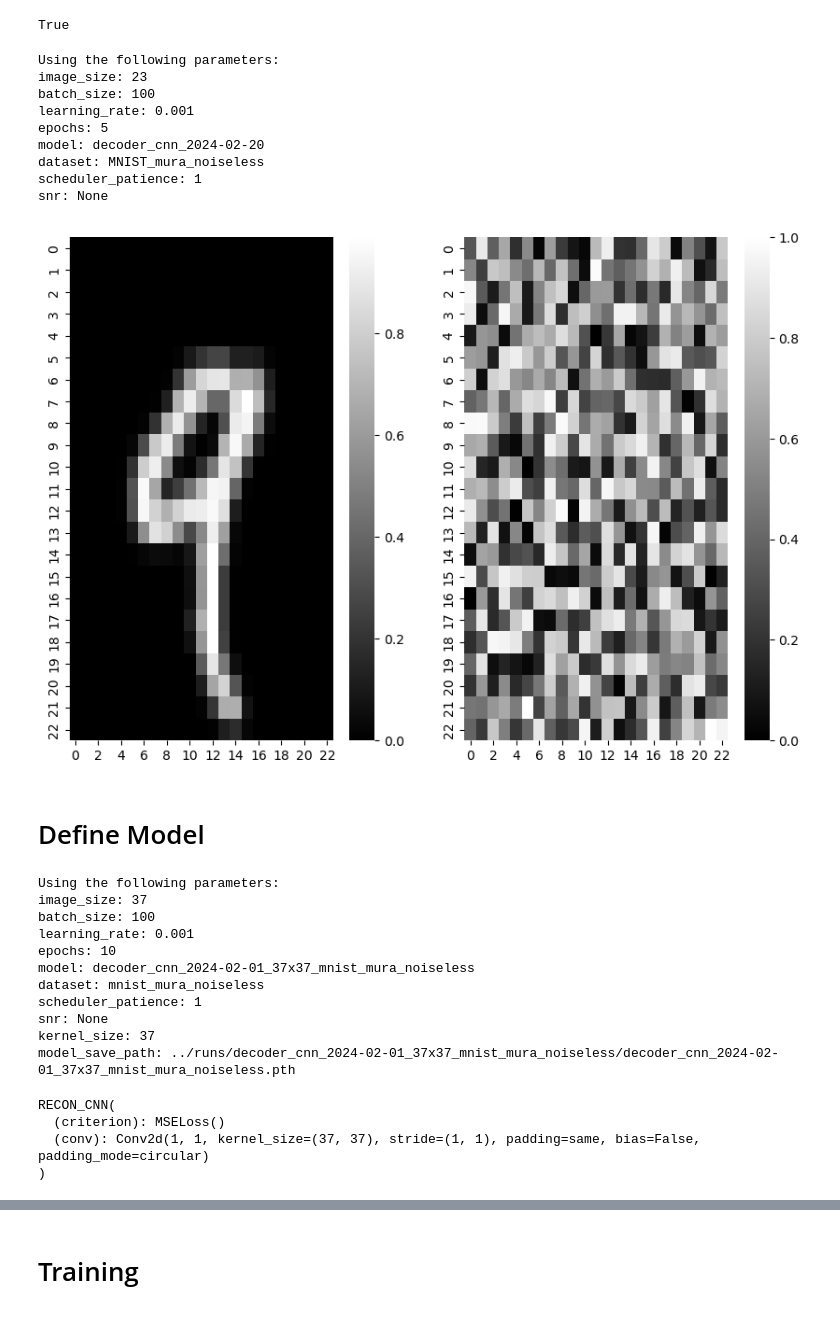
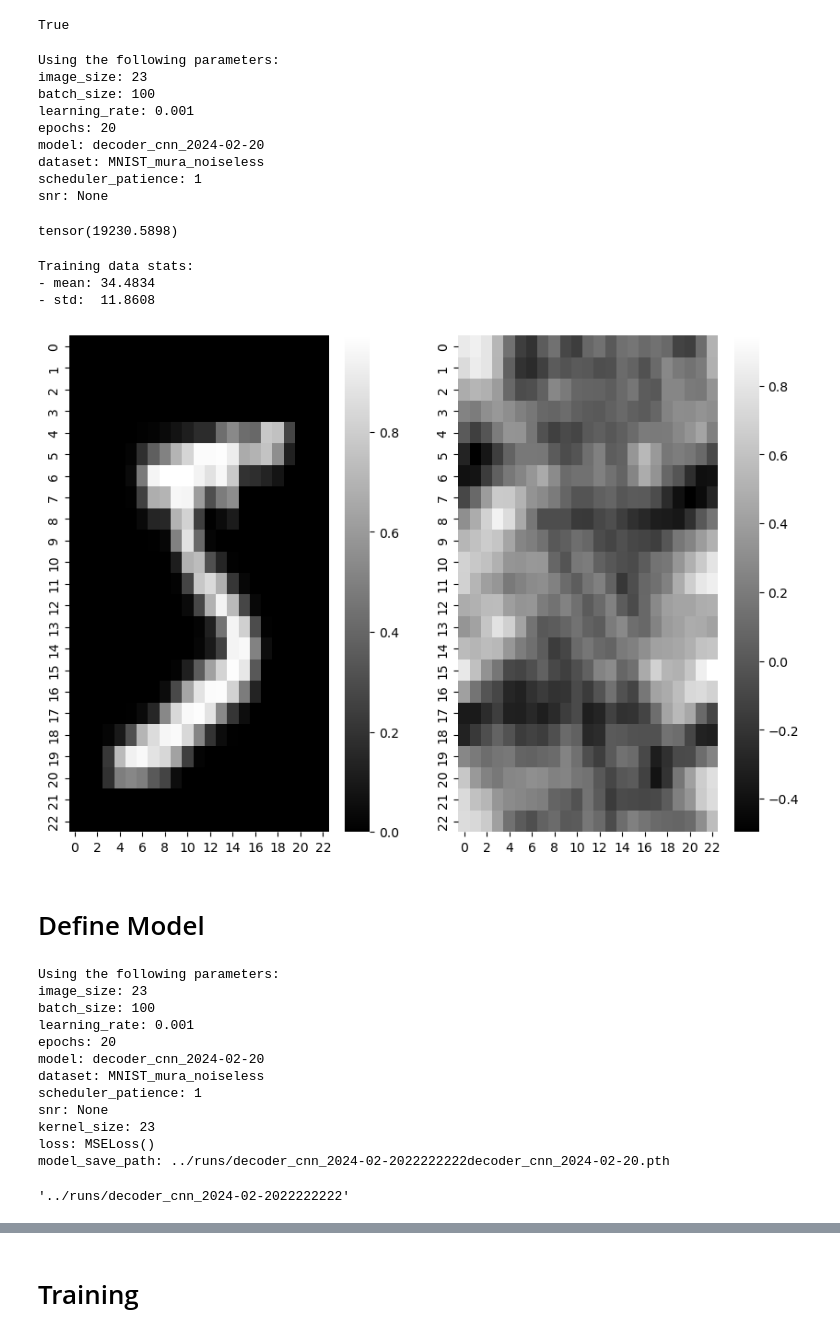
Before and after one commit to jornelasmunoz/UCM_Undergraduate_Research, a Jupyter notebook: jornelasmunoz/notebooks/learn_decoder.ipynb, the cells around one changed output, grey strips where cells are left out. Drawn from its saved outputs; the diff is of its cells as text; code cells hidden in the pictures.

Commit message:
Runs with new normalization of data

```diff
--- a/jornelasmunoz/notebooks/learn_decoder.ipynb
+++ b/jornelasmunoz/notebooks/learn_decoder.ipynb
@@ -56,7 +56,7 @@ params = {
     "image_size": 23,
     "batch_size":100,
     "learning_rate": 0.001,
-    "epochs": 5,
+    "epochs": 20,
     "model": f"decoder_cnn_{date}",
     "dataset": "MNIST_mura_noiseless",
     "scheduler_patience": 1,
@@ -75,7 +75,7 @@ Using the following parameters:
 image_size: 23
 batch_size: 100
 learning_rate: 0.001
-epochs: 5
+epochs: 20
 model: decoder_cnn_2024-02-20
 dataset: MNIST_mura_noiseless
 scheduler_patience: 1
@@ -82,0 +85,4 @@ snr: None
+# %%
+loaders['train'].dataset[0]['img'].sum()
+# %% [output]
+tensor(19230.5898)
@@ -83,14 +101,31 @@ snr: None
+# %%
+# pixel count
+count = len(loaders['train']) * params['image_size'] * params['image_size']
+
+# mean and STD
+total_mean = psum / count
+total_var  = (psum_sq / count) - (total_mean ** 2)
+total_std  = torch.sqrt(total_var)
+
+# output
+print('Training data stats:')
+print('- mean: {:.4f}'.format(total_mean.item()))
+print('- std:  {:.4f}'.format(total_std.item()))
+# %% [output]
+Training data stats:
+- mean: 34.4834
+- std:  11.8608
 # %%
 # Visualize data
 fig, axs = plt.subplots(1,2, figsize=(10,7))
-idx=4
+idx=0
 sns.heatmap(loaders['train'].dataset[idx]['target'].squeeze(0), cmap= 'gray', ax=axs[0])
 sns.heatmap(loaders['train'].dataset[idx]['img'].squeeze(0), cmap= 'gray', ax=axs[1])
 # axs[0].axis('off')
 # axs[1].axis('off')
 plt.show()
 # %% [output]
-[figure, old version]
+[figure, new version]
 # %% [markdown]
 # Define Model
 # %%
@@ -99,20 +134,21 @@ model = RECON_CNN(params)#.to(device)
 # model.apply(model.weights_init)
 # %% [output]
 Using the following parameters:
-image_size: 37
+image_size: 23
 batch_size: 100
 learning_rate: 0.001
-epochs: 10
-model: decoder_cnn_2024-02-01_37x37_mnist_mura_noiseless
-dataset: mnist_mura_noiseless
+epochs: 20
+model: decoder_cnn_2024-02-20
+dataset: MNIST_mura_noiseless
 scheduler_patience: 1
 snr: None
-kernel_size: 37
-model_save_path: ../runs/decoder_cnn_2024-02-01_37x37_mnist_mura_noiseless/decoder_cnn_2024-02-01_37x37_mnist_mura_noiseless.pth
+kernel_size: 23
+loss: MSELoss()
+model_save_path: ../runs/decoder_cnn_2024-02-2022222222decoder_cnn_2024-02-20.pth
-RECON_CNN(
-  (criterion): MSELoss()
-  (conv): Conv2d(1, 1, kernel_size=(37, 37), stride=(1, 1), padding=same, bias=False, padding_mode=circular)
-)
+# %%
+model.RUN_DIR
+# %% [output]
+'../runs/decoder_cnn_2024-02-2022222222'
 # %%
 ## Plot initial weights
 # RUN_DIR = path+f'runs/{model.params["model"]}/'
```
Also changed, not shown: parts of 7 cells of this notebook, 46 other files.
